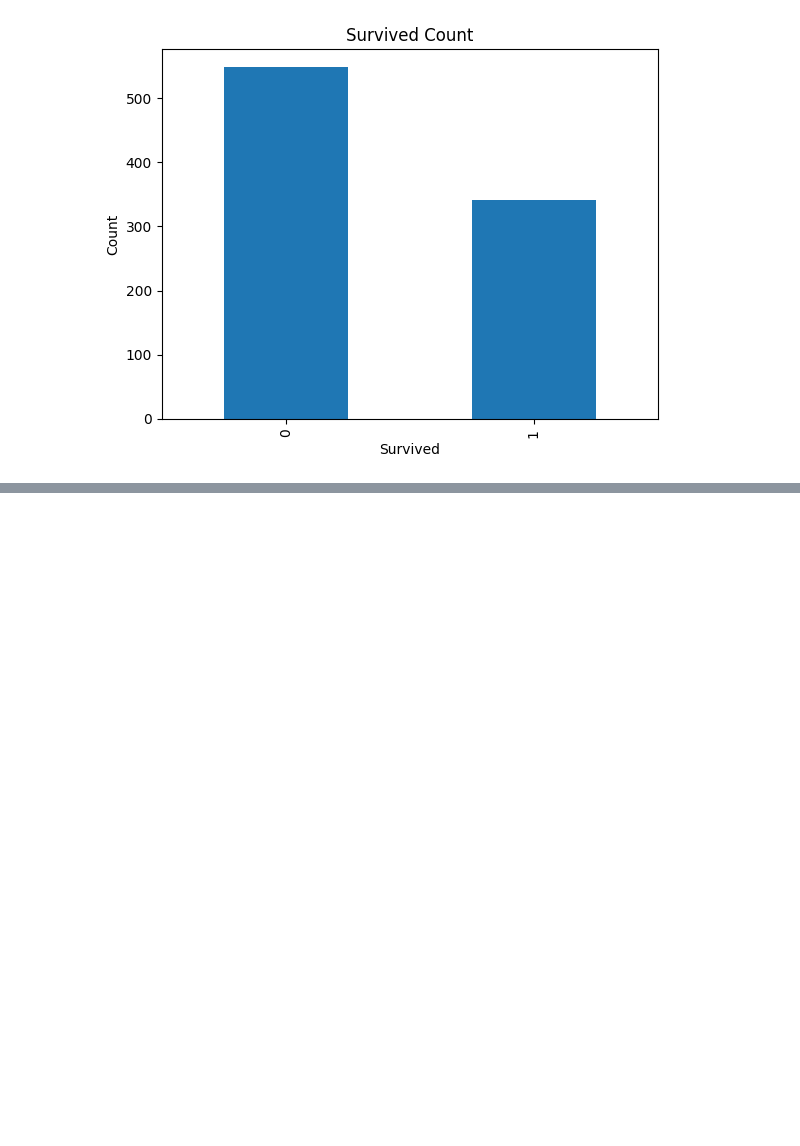
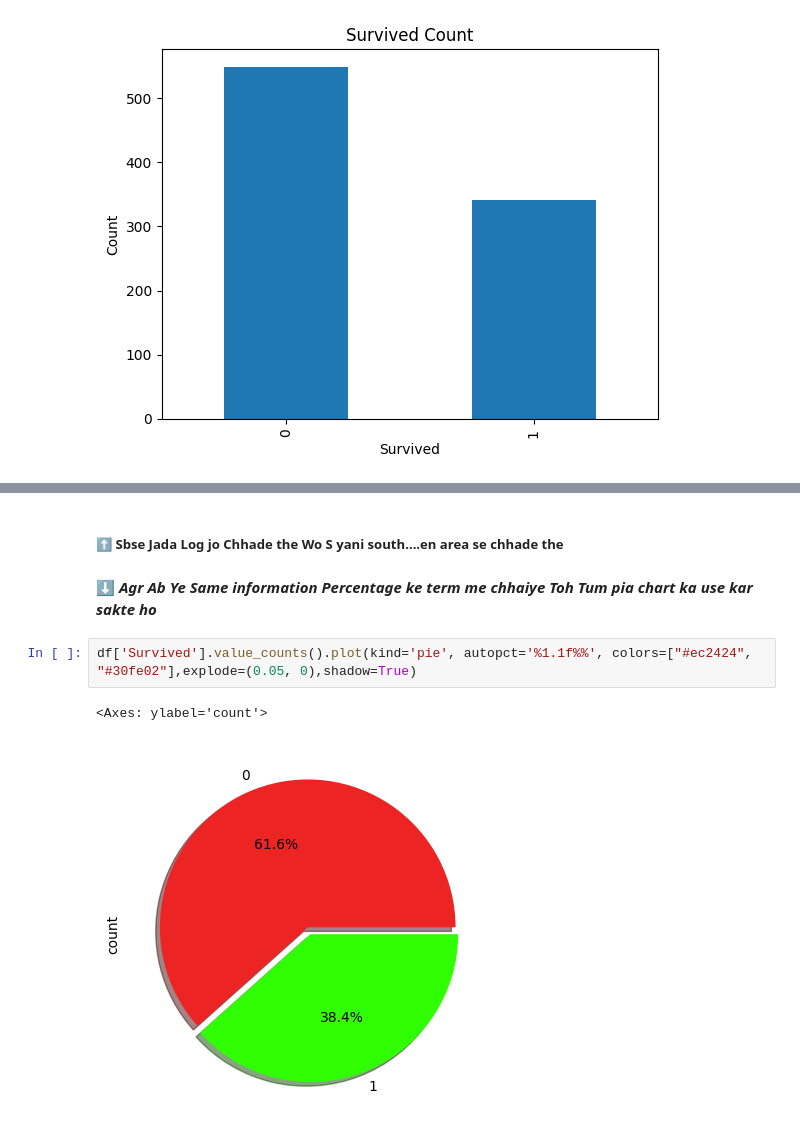
Before and after one commit to hanuman-kshitij1001/My-AIML-Journey, a Jupyter notebook: 10_Machine-Learing/20_EDA_using_Univariate_Analysis.ipynb, the cells around one changed output, grey strips where cells are left out. Drawn from its saved outputs; the diff is of its cells as text; blank space fills up the shorter version.

```diff
--- a/10_Machine-Learing/20_EDA_using_Univariate_Analysis.ipynb
+++ b/10_Machine-Learing/20_EDA_using_Univariate_Analysis.ipynb
@@ -126,0 +146,9 @@ df['Survived'].value_counts().plot(kind='bar', title='Survived Count', xlabel='S
+# %% [markdown]
+##### ⬆️ Sbse Jada Log jo Chhade the Wo S yani south....en area se chhade the
+# %% [markdown]
+⬇️ ***Agr Ab Ye Same information Percentage ke term me chhaiye Toh Tum pia chart ka use kar sakte ho***
+# %%
+df['Survived'].value_counts().plot(kind='pie', autopct='%1.1f%%', colors=["#ec2424", "#30fe02"],explode=(0.05, 0),shadow=True)
+# %% [output]
+<Axes: ylabel='count'>
+[figure, added]
```
Also changed, not shown: parts of 5 cells of this notebook.
